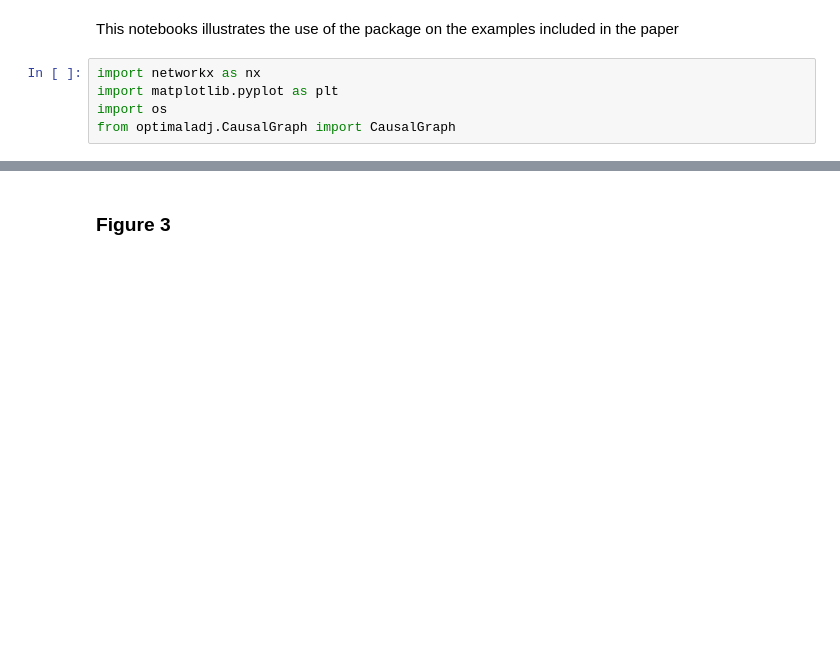
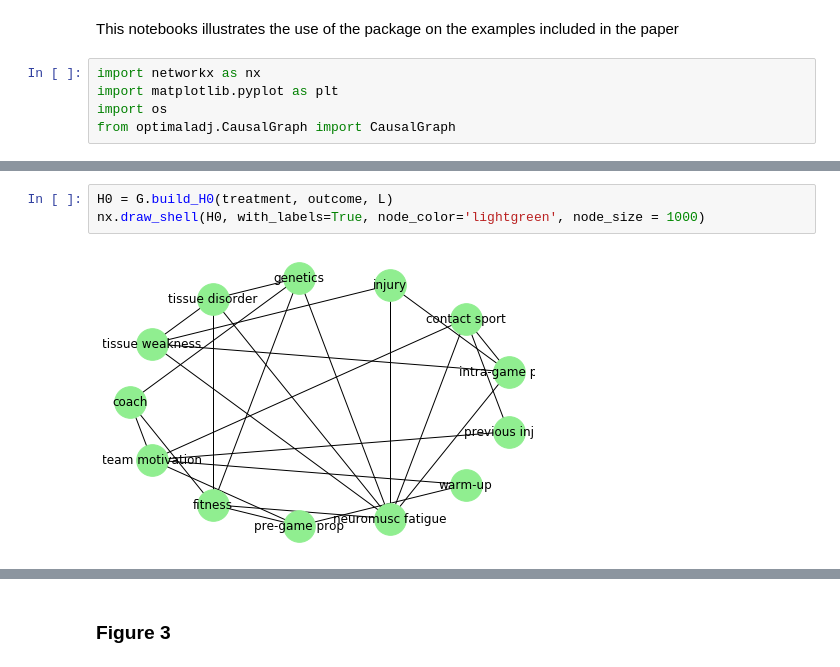
Before and after one commit to facusapienza21/optimaladj, a Jupyter notebook: examples/Examples.ipynb, the cells around one changed output, grey strips where cells are left out. Saved outputs shown, nothing was run; the diff lists cells and outputs as text; blank space fills up the shorter version.

```diff
--- a/examples/Examples.ipynb
+++ b/examples/Examples.ipynb
@@ -10,0 +42,5 @@ outcome = 'Y'
+# %%
+H0 = G.build_H0(treatment, outcome, L)
+nx.draw_shell(H0, with_labels=True, node_color='lightgreen', node_size = 1000)
+# %% [output]
+[figure, added]
```
Also changed, not shown: parts of 35 cells of this notebook.
